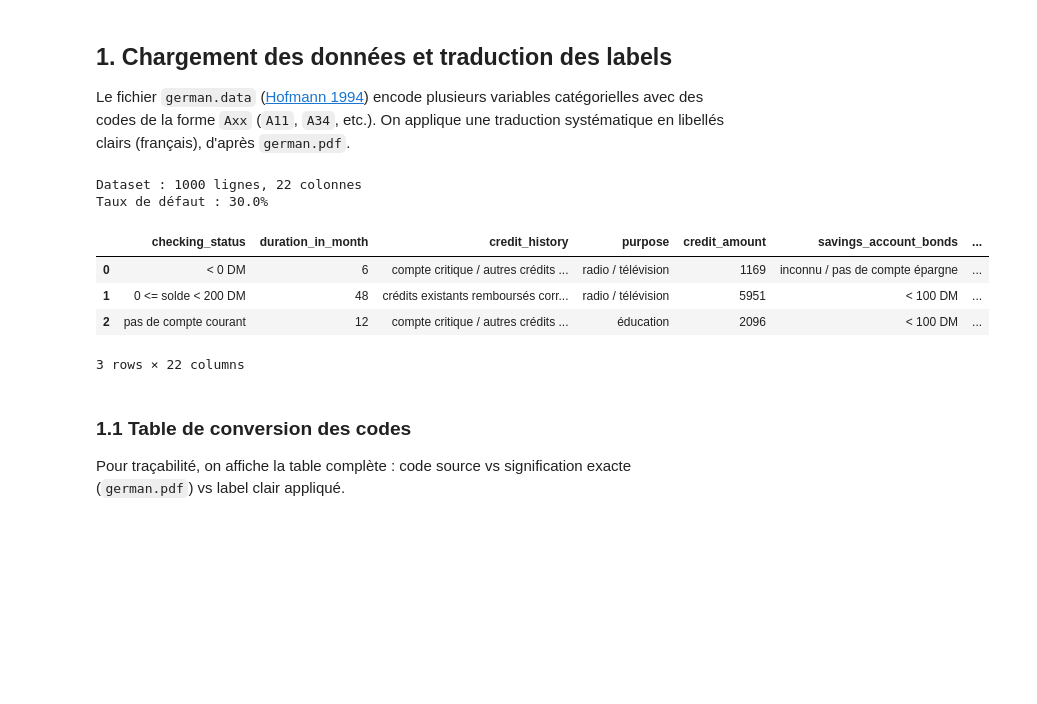
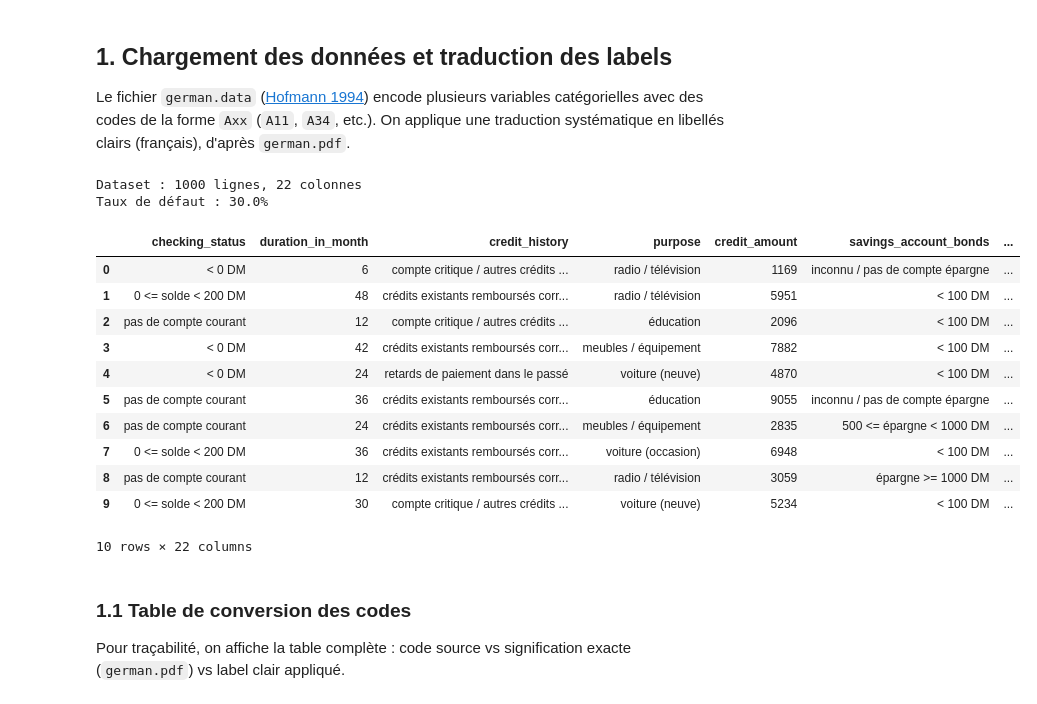
Before and after one commit to YiZeems/fairness-project-german-credit, a Jupyter notebook: julien/responsiveAI-german-credit.ipynb, the cells around one changed output. Saved outputs shown, nothing was run; the diff lists cells and outputs as text; code cells hidden in the pictures; blank space fills up the shorter version.

```diff
--- a/julien/responsiveAI-german-credit.ipynb
+++ b/julien/responsiveAI-german-credit.ipynb
@@ -109,35 +109,44 @@ LABEL_MAP_BY_CATEGORY = {
     "job": {
         "A171": "sans emploi / non qualifié non-résident",
         "A172": "non qualifié résident",
         "A173": "employé qualifié / officiel",
         "A174": "management / indépendant / hautement qualifié",
     },
     "telephone": {
         "A191": "aucun téléphone",
         "A192": "oui, au nom du client",
     },
     "foreign_worker": {
         "A201": "oui",
         "A202": "non",
     },
 }
 
 raw = pd.read_csv("data/raw/german.data", sep=r"\s+", header=None, names=COLUMNS)
 for col, mapping in LABEL_MAP_BY_CATEGORY.items():
     raw[col] = raw[col].astype(str).map(mapping).fillna(raw[col].astype(str))
 raw["default"] = (raw["raw_target"] == 2).astype(int)
 
 print(f"Dataset : {raw.shape[0]} lignes, {raw.shape[1]} colonnes")
 print(f"Taux de défaut : {raw['default'].mean():.1%}")
-raw.head(3)
+
+# 10 premiers demandeurs
+raw.head(10)
 # %% [output]
 Dataset : 1000 lignes, 22 colonnes
 Taux de défaut : 30.0%
 |  | checking_status | duration_in_month | credit_history | purpose | credit_amount | savings_account_bonds | ... |
 | 0 | < 0 DM | 6 | compte critique / autres crédits ... | radio / télévision | 1169 | inconnu / pas de compte épargne | ... |
 | 1 | 0 <= solde < 200 DM | 48 | crédits existants remboursés corr... | radio / télévision | 5951 | < 100 DM | ... |
 | 2 | pas de compte courant | 12 | compte critique / autres crédits ... | éducation | 2096 | < 100 DM | ... |
+| 3 | < 0 DM | 42 | crédits existants remboursés corr... | meubles / équipement | 7882 | < 100 DM | ... |
+| 4 | < 0 DM | 24 | retards de paiement dans le passé | voiture (neuve) | 4870 | < 100 DM | ... |
+| 5 | pas de compte courant | 36 | crédits existants remboursés corr... | éducation | 9055 | inconnu / pas de compte épargne | ... |
+| 6 | pas de compte courant | 24 | crédits existants remboursés corr... | meubles / équipement | 2835 | 500 <= épargne < 1000 DM | ... |
+| 7 | 0 <= solde < 200 DM | 36 | crédits existants remboursés corr... | voiture (occasion) | 6948 | < 100 DM | ... |
+| 8 | pas de compte courant | 12 | crédits existants remboursés corr... | radio / télévision | 3059 | épargne >= 1000 DM | ... |
+| 9 | 0 <= solde < 200 DM | 30 | compte critique / autres crédits ... | voiture (neuve) | 5234 | < 100 DM | ... |
-3 rows × 22 columns
+10 rows × 22 columns
 # %% [markdown]
 ### 1.1 Table de conversion des codes
 
```
Also changed, not shown: parts of 5 cells of this notebook, 10 other files.
